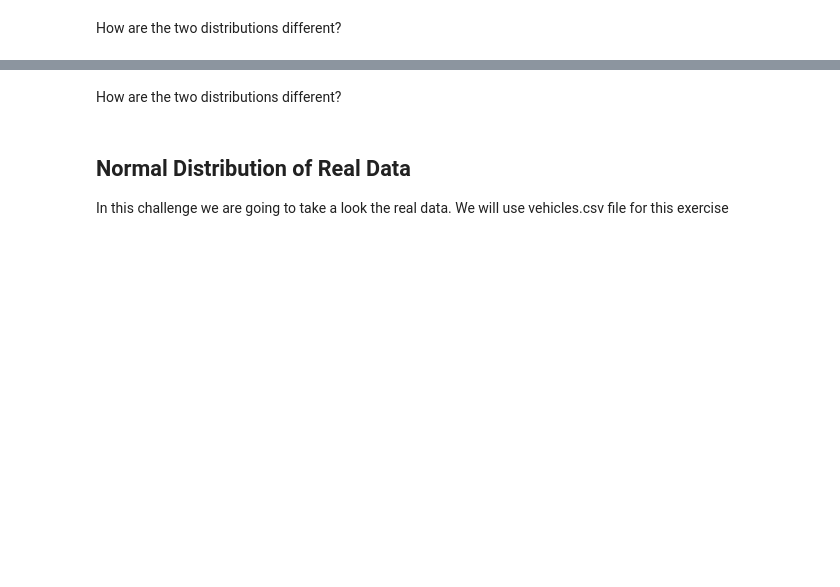
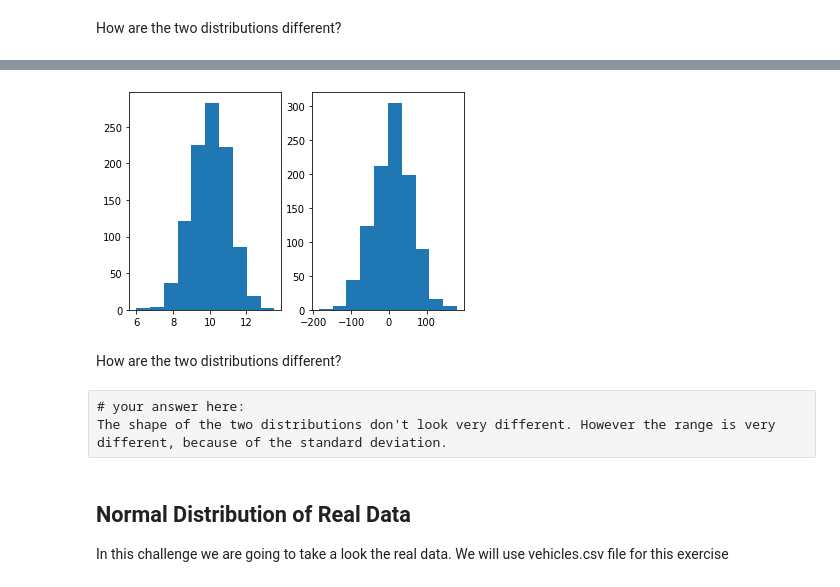
Before and after one commit to ta-data-lis/lab-probability-distributions, a Jupyter notebook: your-code/continuous.ipynb, the cells around one changed output, grey strips where cells are left out. Saved outputs shown, nothing was run; the diff lists cells and outputs as text; code cells hidden in the pictures; blank space fills up the shorter version.

```diff
--- a/your-code/continuous.ipynb
+++ b/your-code/continuous.ipynb
@@ -64,2 +91,19 @@ Expected output:
+# %%
+# your code here
+
+def example2(mean,std,size):
+    return norm.rvs(loc=mean,scale=std,size=size)
+
+xx = example2(10,1,1000)
+yy = example2(10,50,1000)
+
+
+fig, ax = plt.subplots(1, 2)
+ax[0].hist(xx)
+ax[1].hist(yy)
+
+plt.show()
+# %% [output]
+[figure, added]
 # %% [markdown]
 How are the two distributions different?
@@ -68,3 +110,6 @@ How are the two distributions different?
+# %% [raw]
+# your answer here:
+The shape of the two distributions don't look very different. However the range is very different, because of the standard deviation.
 # %% [markdown]
 ## Normal Distribution of Real Data
 
```
Also changed, not shown: parts of 24 cells of this notebook.
